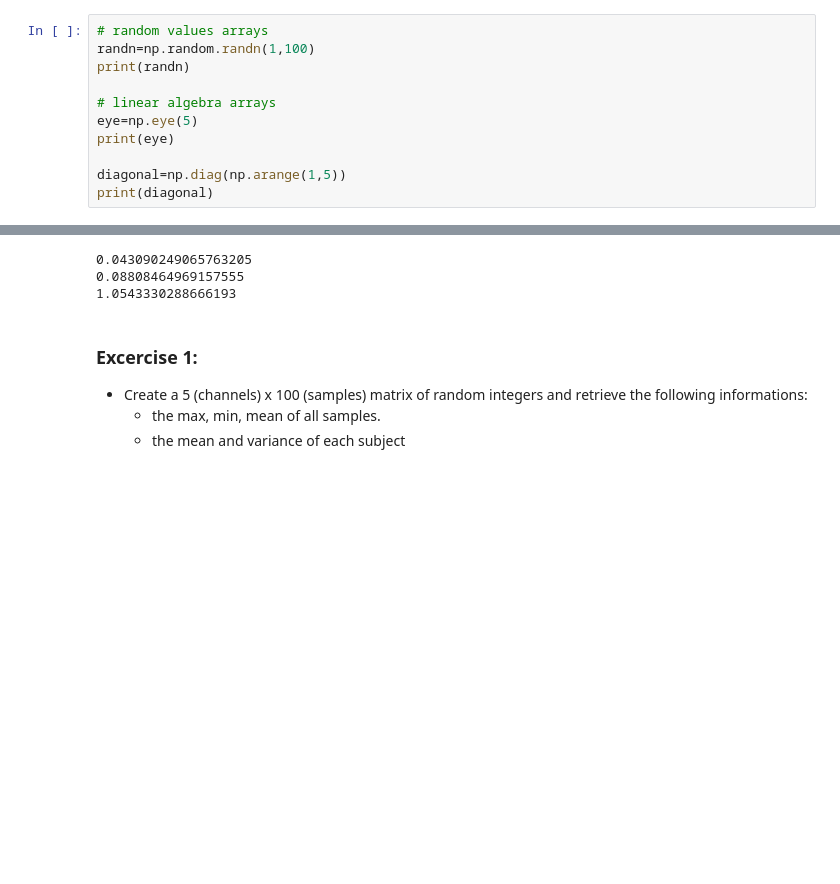
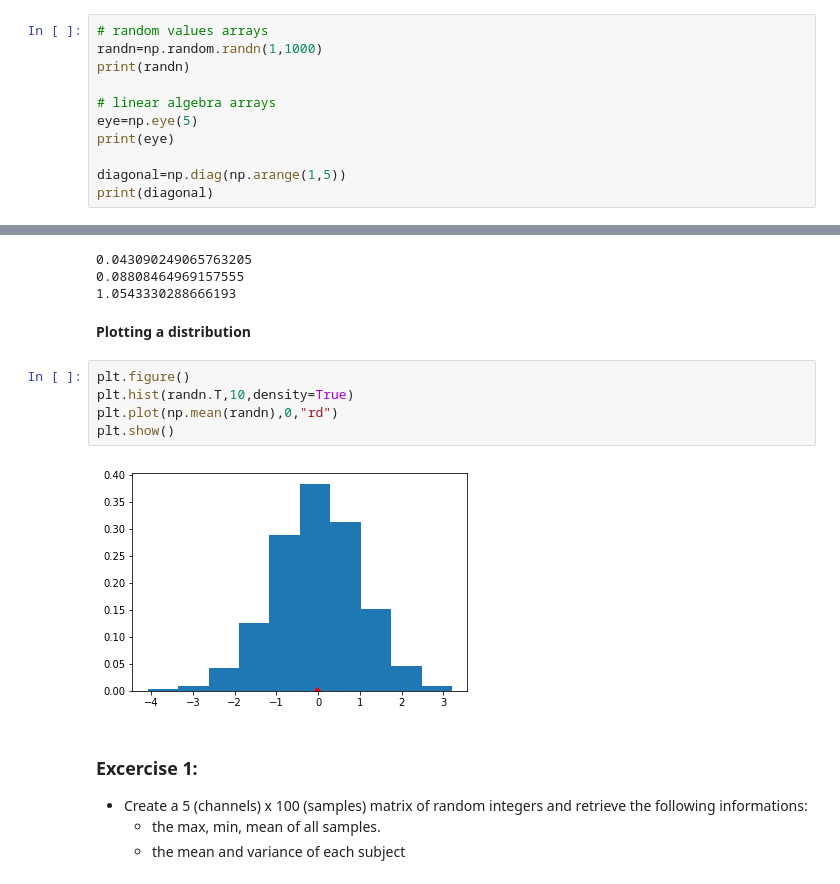
Before and after one commit to violafanfani/bootcamp2018, a Jupyter notebook: intro_to_python/intro_to_scientific_programming.ipynb, the cells around one changed output, grey strips where cells are left out. Saved outputs shown, nothing was run; the diff lists cells and outputs as text; blank space fills up the shorter version.

```diff
--- a/intro_to_python/intro_to_scientific_programming.ipynb
+++ b/intro_to_python/intro_to_scientific_programming.ipynb
@@ -105,7 +105,7 @@ print(ones.reshape(2,8))
  [1. 1. 1. 1. 1. 1. 1. 1.]]
 # %%
 # random values arrays
-randn=np.random.randn(1,100)
+randn=np.random.randn(1,1000)
 print(randn)
 
 # linear algebra arrays
@@ -226,6 +238,15 @@ print(np.std(randn))
 0.043090249065763205
 0.08808464969157555
 1.0543330288666193
+# %% [markdown]
+**Plotting a distribution**
+# %%
+plt.figure()
+plt.hist(randn.T,10,density=True)
+plt.plot(np.mean(randn),0,"rd")
+plt.show()
+# %% [output]
+[figure, added]
 # %% [markdown]
 ### Excercise 1:
 
```
Also changed, not shown: parts of 5 cells of this notebook, 3 other files.
